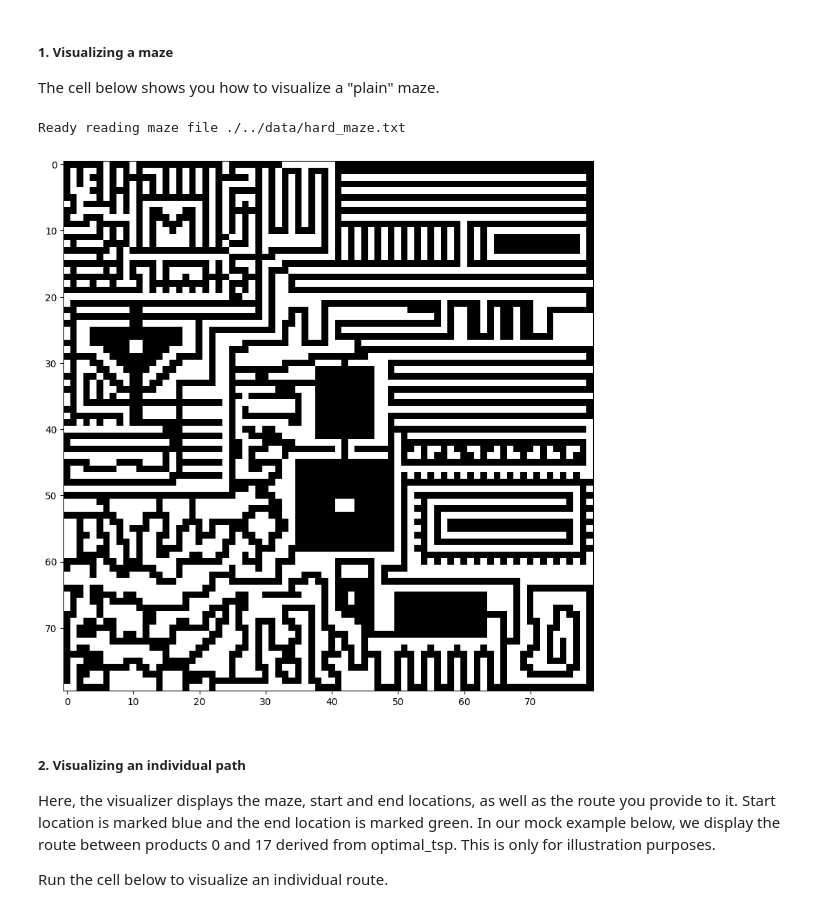
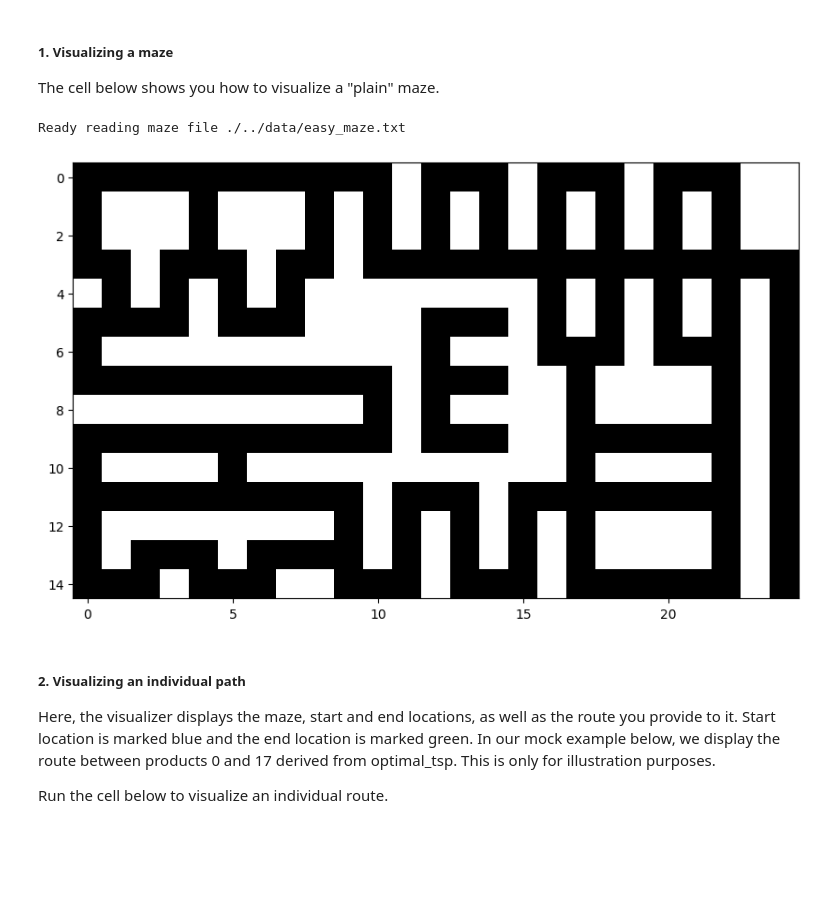
Before and after one commit to CtrlandAlt/IC_Project2, a Jupyter notebook: src/VisualizerTutorial.ipynb, the cells around one changed output. Drawn from its saved outputs; the diff is of its cells as text; code cells hidden in the pictures; blank space fills up the shorter version.

```diff
--- a/src/VisualizerTutorial.ipynb
+++ b/src/VisualizerTutorial.ipynb
@@ -15,13 +15,13 @@ from Visualizer import Visualizer
 The cell below shows you how to visualize a "plain" maze.
 # %%
 # Initialize the maze
-maze = Maze.create_maze("./../data/hard_maze.txt")
+maze = Maze.create_maze("./../data/easy_maze.txt")
 
 # Visualize the maze created
 Visualizer.visualize_maze(maze)
 # %% [output]
-Ready reading maze file ./../data/hard_maze.txt
+Ready reading maze file ./../data/easy_maze.txt
-[figure, old version]
+[figure, new version]
 # %% [markdown]
 ##### 2. Visualizing an individual path
 
```
Also changed, not shown: 1 other file.
